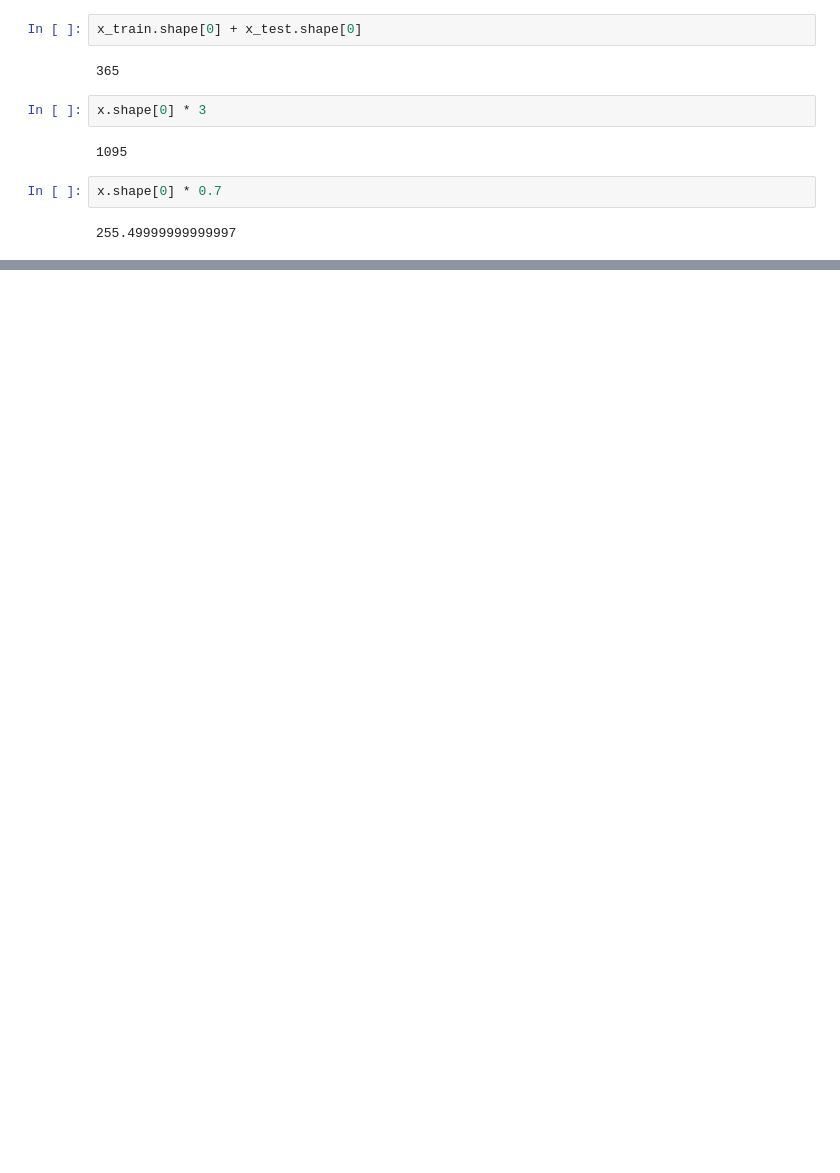
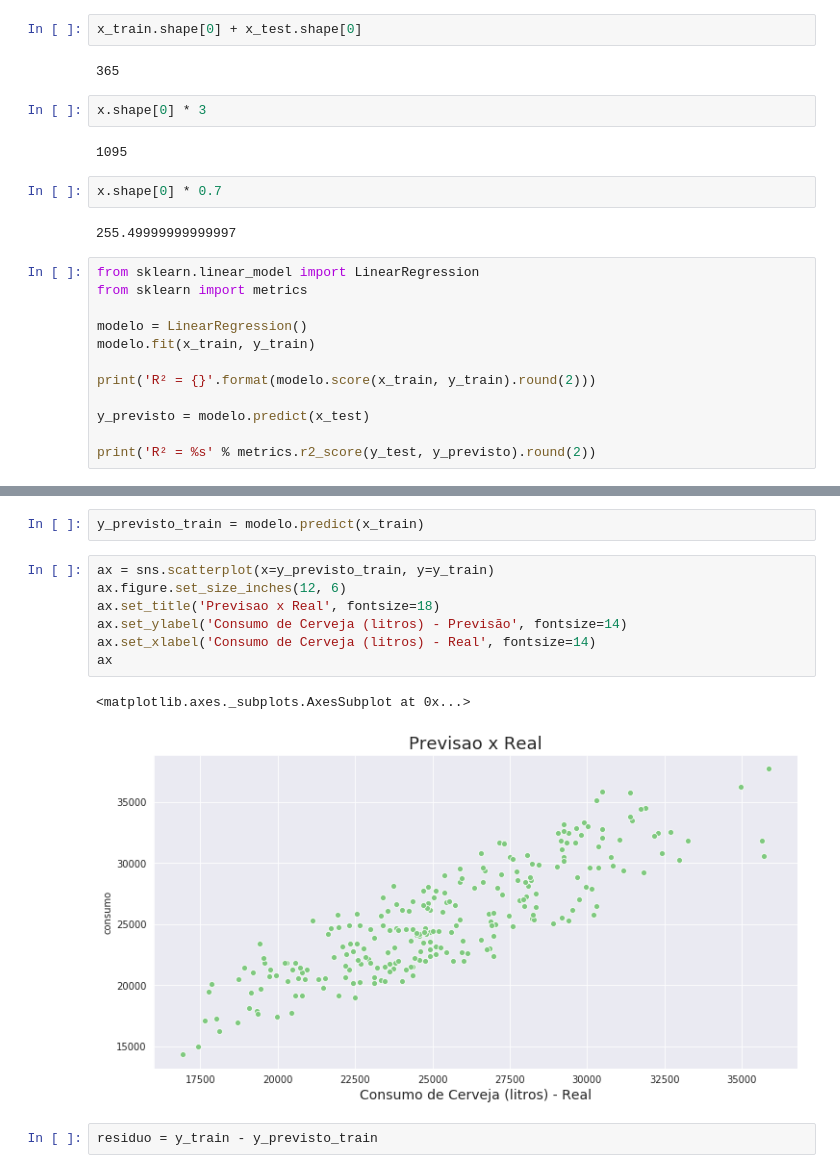
Before and after one commit to ramonfsk/machineLearning, a Jupyter notebook: regressaoLinear.ipynb, the cells around one changed output, grey strips where cells are left out. Drawn from its saved outputs; the diff is of its cells as text; blank space fills up the shorter version.

```diff
--- a/regressaoLinear.ipynb
+++ b/regressaoLinear.ipynb
@@ -126,3 +126,15 @@ x.shape[0] * 3
 x.shape[0] * 0.7
 # %% [output]
 255.49999999999997
+# %%
+from sklearn.linear_model import LinearRegression
+from sklearn import metrics
+
+modelo = LinearRegression()
+modelo.fit(x_train, y_train)
+
+print('R² = {}'.format(modelo.score(x_train, y_train).round(2)))
+
+y_previsto = modelo.predict(x_test)
+
+print('R² = %s' % metrics.r2_score(y_test, y_previsto).round(2))
@@ -128,0 +193,14 @@ x.shape[0] * 0.7
+# %%
+y_previsto_train = modelo.predict(x_train)
+# %%
+ax = sns.scatterplot(x=y_previsto_train, y=y_train)
+ax.figure.set_size_inches(12, 6)
+ax.set_title('Previsao x Real', fontsize=18)
+ax.set_ylabel('Consumo de Cerveja (litros) - Previsão', fontsize=14)
+ax.set_xlabel('Consumo de Cerveja (litros) - Real', fontsize=14)
+ax
+# %% [output]
+<matplotlib.axes._subplots.AxesSubplot at 0x...>
+[figure, added]
+# %%
+residuo = y_train - y_previsto_train
```
Also changed, not shown: parts of 15 cells of this notebook.
